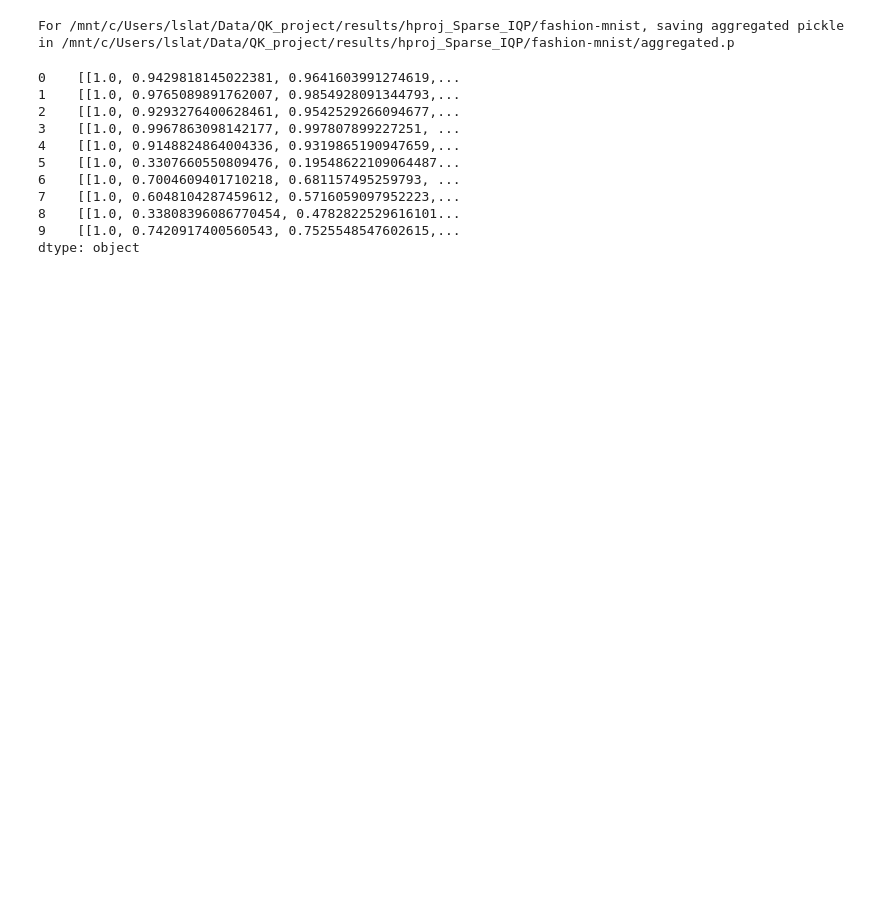
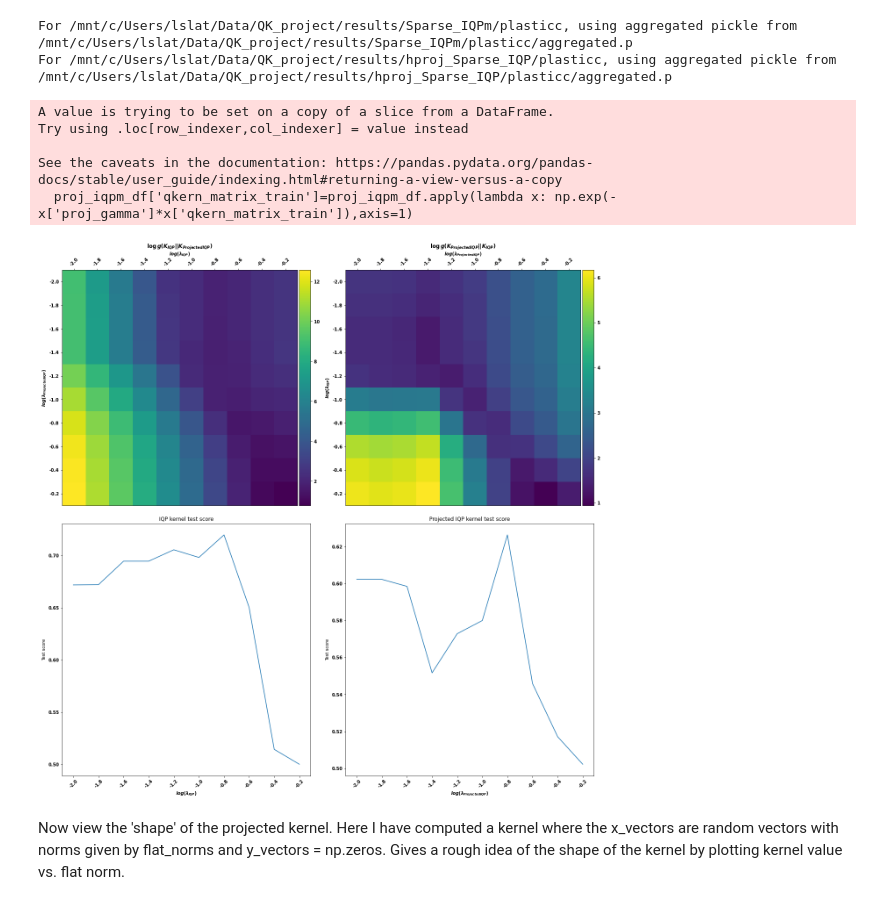
Before and after one commit to lslattery11/quantum_kernel, a Jupyter notebook: notebooks/data_visualization/geo_diff_projected_comparison.ipynb, the cells around one changed output. Drawn from its saved outputs; the diff is of its cells as text; code cells hidden in the pictures; blank space fills up the shorter version.

Commit message:
update data visualiztion

```diff
--- a/notebooks/data_visualization/geo_diff_projected_comparison.ipynb
+++ b/notebooks/data_visualization/geo_diff_projected_comparison.ipynb
@@ -32,7 +31,7 @@ tqdm.pandas()
 # %%
 # Get kernel results for the different ml models and dataset.d
 dfs = {}
-dataset_name='fashion-mnist'
+dataset_name='plasticc'
 folders = [
     ("/mnt/c/Users/lslat/Data/QK_project/results/Sparse_IQPm/"+dataset_name,'Sparse_IQPm',False),
     ("/mnt/c/Users/lslat/Data/QK_project/results/hproj_Sparse_IQP/"+dataset_name,'Sparse_IQPm',True),
@@ -49,28 +48,23 @@ for folder, kernel_name,projected in folders:
 
 save_folder='/mnt/c/Users/lslat/Data/QK_project/figs/'
 # %% [output]
-For /mnt/c/Users/lslat/Data/QK_project/results/hproj_Sparse_IQP/fashion-mnist, saving aggregated pickle in /mnt/c/Users/lslat/Data/QK_project/results/hproj_Sparse_IQP/fashion-mnist/aggregated.p
+For /mnt/c/Users/lslat/Data/QK_project/results/Sparse_IQPm/plasticc, using aggregated pickle from /mnt/c/Users/lslat/Data/QK_project/results/Sparse_IQPm/plasticc/aggregated.p
+For /mnt/c/Users/lslat/Data/QK_project/results/hproj_Sparse_IQP/plasticc, using aggregated pickle from /mnt/c/Users/lslat/Data/QK_project/results/hproj_Sparse_IQP/plasticc/aggregated.p
 # %%
 df = dfs[dataset_name]
-iqpm_df = df[(df['kernel_name'] == 'Sparse_IQPm') & (df['dataset_dim'] == 18) & (df['projected']=='') & (df['log_int_scaling_factor']==0.0)]
+iqpm_df = df[(df['kernel_name'] == 'Sparse_IQPm') & (df['dataset_dim'] == 18) & (df['projected']!='huang_proj') & (df['log_int_scaling_factor']==0.0) & (df['density']==17)]
 proj_iqpm_df = df[(df['kernel_name'] == 'Sparse_IQPm') & (df['dataset_dim'] == 18) & (df['projected']=='huang_proj') & (df['log_int_scaling_factor']==0.0)]
 # %%
-proj_iqpm_df['train_matrix']=proj_iqpm_df.apply(lambda x: np.exp(-x['proj_gamma']*x['qkern_matrix_train']),axis=1)
+proj_iqpm_df['qkern_matrix_train']=proj_iqpm_df.apply(lambda x: np.exp(-x['proj_gamma']*x['qkern_matrix_train']),axis=1)
 # %% [output]
-0    [[1.0, 0.9429818145022381, 0.9641603991274619,...
-1    [[1.0, 0.9765089891762007, 0.9854928091344793,...
-2    [[1.0, 0.9293276400628461, 0.9542529266094677,...
-3    [[1.0, 0.9967863098142177, 0.997807899227251, ...
-4    [[1.0, 0.9148824864004336, 0.9319865190947659,...
-5    [[1.0, 0.3307660550809476, 0.19548622109064487...
-6    [[1.0, 0.7004609401710218, 0.681157495259793, ...
-7    [[1.0, 0.6048104287459612, 0.5716059097952223,...
-8    [[1.0, 0.33808396086770454, 0.4782822529616101...
-9    [[1.0, 0.7420917400560543, 0.7525548547602615,...
-dtype: object
+A value is trying to be set on a copy of a slice from a DataFrame.
+Try using .loc[row_indexer,col_indexer] = value instead
+
+See the caveats in the documentation: https://pandas.pydata.org/pandas-docs/stable/user_guide/indexing.html#returning-a-view-versus-a-copy
+  proj_iqpm_df['qkern_matrix_train']=proj_iqpm_df.apply(lambda x: np.exp(-x['proj_gamma']*x['qkern_matrix_train']),axis=1)
 # %%
 df1 = iqpm_df[['log_scaling_factor', 'qkern_matrix_train']]
-df2 = proj_iqpm_df[['log_scaling_factor', 'train_matrix']]
+df2 = proj_iqpm_df[['log_scaling_factor', 'qkern_matrix_train']]
 # compute the metric matrix and the list of sorted hyperparameters
 h1s, h2s, metric_matrix = kernel_geometry.compute_metric_matrix(df1, df2, metric='geometric_difference')
 # compute the reverse
@@ -84,65 +78,67 @@ img = ax.imshow(np.log(metric_matrix))
 ax.xaxis.tick_top()
 ax.set_xticks(np.arange(h1s.shape[0]), minor=False)
 ax.set_xticklabels(h1s, rotation=45)
-ax.set_xlabel(r'$\gamma_{rbf}$')
+ax.set_xlabel(r'$log(\lambda_{IQP})$')
 ax.xaxis.set_label_position('top')
 
 ax.set_yticks(np.arange(h2s.shape[0]), minor=False)
 ax.set_yticklabels(h2s)
-ax.set_ylabel(r'$log(\lambda_{IQP})$')
+ax.set_ylabel(r'$log(\lambda_{Projected IQP})$')
 
 divider = make_axes_locatable(ax)
 cax = divider.append_axes('right', size='5%', pad=0.05)
 fig.colorbar(img, cax=cax)
-ax.set_title(r'$\log{g(K_{rbf}||K_{IQP})}$')
+ax.set_title(r'$\log{g(K_{IQP}||K_{Projected IQP})}$')
 # Now plot the reverse geometric difference matrix
 ax = axs[0][1]
 img = ax.imshow(np.log(rmetric_matrix))
 
 ax.xaxis.tick_top()
 ax.set_xticks(np.arange(rh1s.shape[0]), minor=False)
 ax.set_xticklabels(rh1s, rotation=45)
-ax.set_xlabel(r'$log(\lambda_{IQP})$')
+ax.set_xlabel(r'$log(\lambda_{Projected IQP})$')
 ax.xaxis.set_label_position('top')
 
 ax.set_yticks(np.arange(rh2s.shape[0]), minor=False)
 ax.set_yticklabels(rh2s)
-ax.set_ylabel(r'$\gamma_{rbf}$')
+ax.set_ylabel(r'$log(\lambda_{IQP})$')
 
 divider = make_axes_locatable(ax)
 cax = divider.append_axes('right', size='5%', pad=0.05)
 fig.colorbar(img, cax=cax)
-ax.set_title(r'$\log{g(K_{IQP}||K_{rbf})}$')
+ax.set_title(r'$\log{g(K_{Projected IQP}||K_{IQP})}$')
 # Plot the test score as a function of gamma for the RBF kernel.
 ax = axs[1][0]
 x = h1s
-y = np.array([iqpm_df['test_score'].loc[iqpm_df['gamma'] == h1].values[0]
-             for h1 in h1s])
+y = np.array([iqpm_df['test_score'].loc[iqpm_df['log_scaling_factor'] == h1].values[0] for h1 in h1s])
 img = ax.plot(y)
 
 ax.set_xticks(np.arange(h1s.shape[0]), minor=False)
 ax.set_xticklabels(h1s, rotation=45)
-ax.set_xlabel(r'$\gamma_{rbf}$')
-
-ax.set_ylabel('Test score')
-
-ax.set_title('RBF kernel test score')
-# Plot the test score as a function of gamma for the Laplacian Kernel.
-ax = axs[1][1]
-x = h2s
-y = np.array([proj_iqpm_df['test_score'].loc[proj_iqpm_df['log_scaling_factor']
-             == h2].values[0] for h2 in h2s])
-img = ax.plot(y)
-
-ax.set_xticks(np.arange(h2s.shape[0]), minor=False)
-ax.set_xticklabels(h2s, rotation=45)
 ax.set_xlabel(r'$log(\lambda_{IQP})$')
 
 ax.set_ylabel('Test score')
 
 ax.set_title('IQP kernel test score')
+# Plot the test score as a function of gamma for the Laplacian Kernel.
+ax = axs[1][1]
+x = h2s
+y = np.array([proj_iqpm_df['test_score'].loc[proj_iqpm_df['log_scaling_factor']== h2].values[0] for h2 in h2s])
+img = ax.plot(y)
+
+ax.set_xticks(np.arange(h2s.shape[0]), minor=False)
+ax.set_xticklabels(h2s, rotation=45)
+ax.set_xlabel(r'$log(\lambda_{Projected IQP})$')
+
+ax.set_ylabel('Test score')
+
+ax.set_title('Projected IQP kernel test score')
 
 ####
 # plt.subplots_adjust(hspace=-0.6,wspace=0.4)
 fig.tight_layout()
-#fig.savefig(f'{save_folder}{dataset_name}_geometric_difference_IQP_rbf.pdf')
+fig.savefig(f'{save_folder}{dataset_name}_geometric_difference_IQP_proj_IQP.pdf')
+# %% [output]
+[figure, added]
+# %% [markdown]
+Now view the 'shape' of the projected kernel. Here I have computed a kernel where the x_vectors are random vectors with norms given by flat_norms and y_vectors = np.zeros. Gives a rough idea of the shape of the kernel by plotting kernel value vs. flat norm.
```
Also changed, not shown: parts of 5 cells of this notebook, 4 other files.
